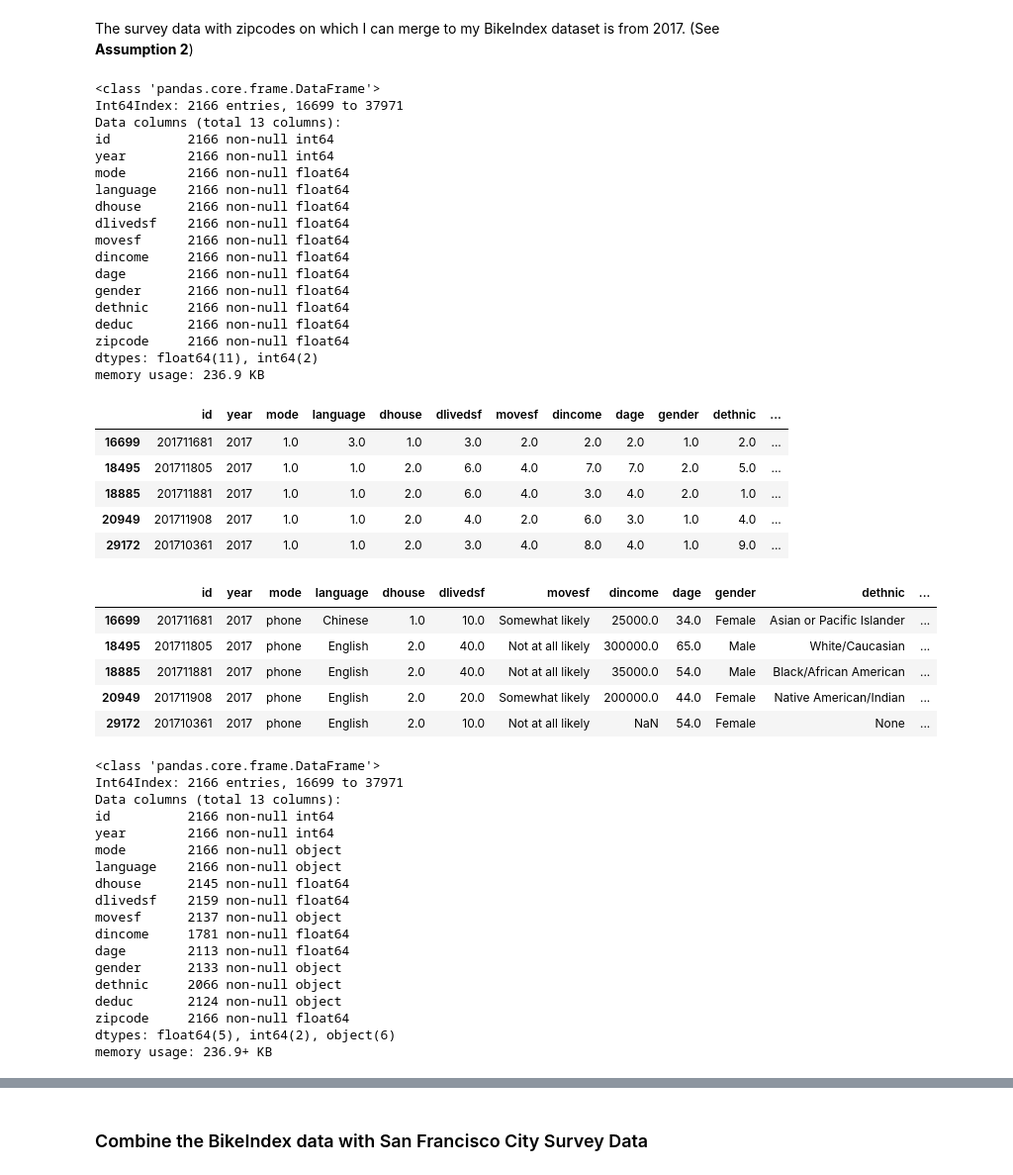
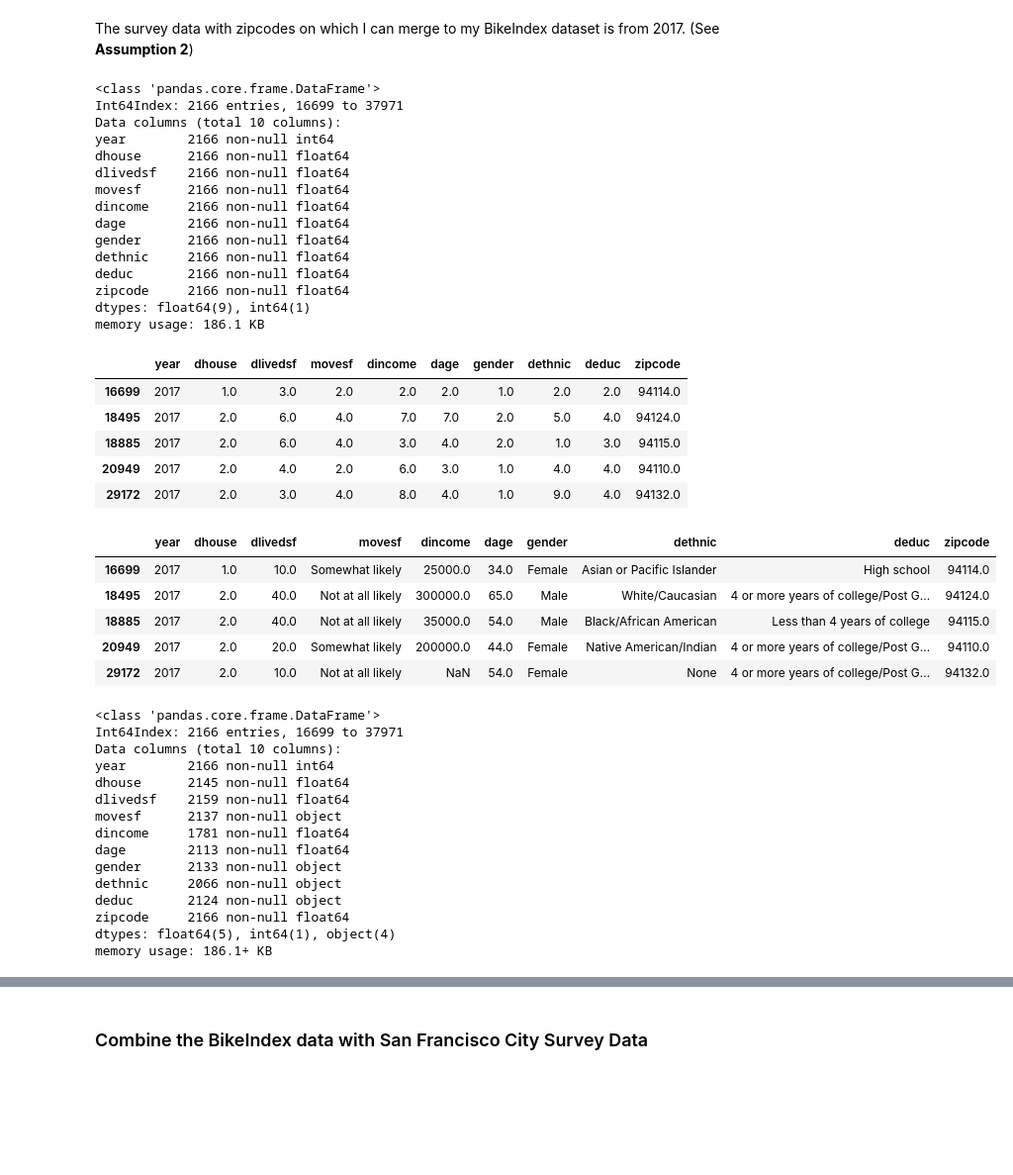
Before and after one commit to chanwinyee/ds_foundations, a Jupyter notebook: final_project/final_project.ipynb, the cells around one changed output, grey strips where cells are left out. Shown at 99% size. Drawn from its saved outputs; the diff is of its cells as text; code cells hidden in the pictures; blank space fills up the shorter version.

Commit message:
completed EDA and some data cleanup

```diff
--- a/final_project/final_project.ipynb
+++ b/final_project/final_project.ipynb
@@ -260,7 +277,7 @@ After looking at the demographic data, I noticed that there are fields that may
 # %%
 # Collect an array of column titles to keep
 
-survey_info = ['id','year','mode','language'] # Columns classified as survey-related
+survey_info = ['year'] # Columns classified as survey-related
 demographics = ['dlivedsf','dage','dethnic','deduc','dincome','dhouse','gender','zipcode','movesf'] # Columns classified as demographics-related
 active_columns = survey_info + demographics
 
@@ -318,11 +332,8 @@ survey_df_clean_value.info()
 # %% [output]
 <class 'pandas.core.frame.DataFrame'>
 Int64Index: 2166 entries, 16699 to 37971
-Data columns (total 13 columns):
-id          2166 non-null int64
+Data columns (total 10 columns):
 year        2166 non-null int64
-mode        2166 non-null float64
-language    2166 non-null float64
 dhouse      2166 non-null float64
 dlivedsf    2166 non-null float64
 movesf      2166 non-null float64
@@ -332,8 +343,8 @@ gender      2166 non-null float64
 dethnic     2166 non-null float64
 deduc       2166 non-null float64
 zipcode     2166 non-null float64
-dtypes: float64(11), int64(2)
-memory usage: 236.9 KB
+dtypes: float64(9), int64(1)
+memory usage: 186.1 KB
 # %%
 # Manually type in the survey and demographics key into dictionaries
 # Note any "not available" datapoints as NaN
@@ -440,45 +437,40 @@ movesf_dict={
 # %%
 survey_df_clean_value.head()
 # %% [output]
-|  | id | year | mode | language | dhouse | dlivedsf | movesf | dincome | dage | gender | dethnic | ... |
-| 16699 | 201711681 | 2017 | 1.0 | 3.0 | 1.0 | 3.0 | 2.0 | 2.0 | 2.0 | 1.0 | 2.0 | ... |
-| 18495 | 201711805 | 2017 | 1.0 | 1.0 | 2.0 | 6.0 | 4.0 | 7.0 | 7.0 | 2.0 | 5.0 | ... |
-| 18885 | 201711881 | 2017 | 1.0 | 1.0 | 2.0 | 6.0 | 4.0 | 3.0 | 4.0 | 2.0 | 1.0 | ... |
-| 20949 | 201711908 | 2017 | 1.0 | 1.0 | 2.0 | 4.0 | 2.0 | 6.0 | 3.0 | 1.0 | 4.0 | ... |
-| 29172 | 201710361 | 2017 | 1.0 | 1.0 | 2.0 | 3.0 | 4.0 | 8.0 | 4.0 | 1.0 | 9.0 | ... |
+|  | year | dhouse | dlivedsf | movesf | dincome | dage | gender | dethnic | deduc | zipcode |
+| 16699 | 2017 | 1.0 | 3.0 | 2.0 | 2.0 | 2.0 | 1.0 | 2.0 | 2.0 | 94114.0 |
+| 18495 | 2017 | 2.0 | 6.0 | 4.0 | 7.0 | 7.0 | 2.0 | 5.0 | 4.0 | 94124.0 |
+| 18885 | 2017 | 2.0 | 6.0 | 4.0 | 3.0 | 4.0 | 2.0 | 1.0 | 3.0 | 94115.0 |
+| 20949 | 2017 | 2.0 | 4.0 | 2.0 | 6.0 | 3.0 | 1.0 | 4.0 | 4.0 | 94110.0 |
+| 29172 | 2017 | 2.0 | 3.0 | 4.0 | 8.0 | 4.0 | 1.0 | 9.0 | 4.0 | 94132.0 |
 # %%
 # Apply dictionary to dataset
 survey_df_clean_value_a= survey_df_clean_value.copy()
-survey_df_clean_value_a['mode'] = survey_df_clean_value_a['mode'].map(mode_dict)
-survey_df_clean_value_a['language'] = survey_df_clean_value_a['language'].map(language_dict)
 survey_df_clean_value_a['dhouse'] = survey_df_clean_value_a['dhouse'].map(dhouse_dict)
 survey_df_clean_value_a['dlivedsf'] = survey_df_clean_value_a['dlivedsf'].map(dlivedsf_dict)
 survey_df_clean_value_a['movesf'] = survey_df_clean_value_a['movesf'].map(movesf_dict)
 survey_df_clean_value_a['dincome'] = survey_df_clean_value_a['dincome'].map(dincome_dict)
 survey_df_clean_value_a['dage'] = survey_df_clean_value_a['dage'].map(dage_dict)
 survey_df_clean_value_a['gender'] = survey_df_clean_value_a['gender'].map(gender_dict)
 survey_df_clean_value_a['dethnic'] = survey_df_clean_value_a['dethnic'].map(dethnic_dict)
 survey_df_clean_value_a['deduc'] = survey_df_clean_value_a['deduc'].map(deduc_dict)
 
 survey_df_clean_value_a.head()
 # %% [output]
-|  | id | year | mode | language | dhouse | dlivedsf | movesf | dincome | dage | gender | dethnic | ... |
-| 16699 | 201711681 | 2017 | phone | Chinese | 1.0 | 10.0 | Somewhat likely | 25000.0 | 34.0 | Female | Asian or Pacific Islander | ... |
-| 18495 | 201711805 | 2017 | phone | English | 2.0 | 40.0 | Not at all likely | 300000.0 | 65.0 | Male | White/Caucasian | ... |
-| 18885 | 201711881 | 2017 | phone | English | 2.0 | 40.0 | Not at all likely | 35000.0 | 54.0 | Male | Black/African American | ... |
-| 20949 | 201711908 | 2017 | phone | English | 2.0 | 20.0 | Somewhat likely | 200000.0 | 44.0 | Female | Native American/Indian | ... |
-| 29172 | 201710361 | 2017 | phone | English | 2.0 | 10.0 | Not at all likely | NaN | 54.0 | Female | None | ... |
+|  | year | dhouse | dlivedsf | movesf | dincome | dage | gender | dethnic | deduc | zipcode |
+| 16699 | 2017 | 1.0 | 10.0 | Somewhat likely | 25000.0 | 34.0 | Female | Asian or Pacific Islander | High school | 94114.0 |
+| 18495 | 2017 | 2.0 | 40.0 | Not at all likely | 300000.0 | 65.0 | Male | White/Caucasian | 4 or more years of college/Post G... | 94124.0 |
+| 18885 | 2017 | 2.0 | 40.0 | Not at all likely | 35000.0 | 54.0 | Male | Black/African American | Less than 4 years of college | 94115.0 |
+| 20949 | 2017 | 2.0 | 20.0 | Somewhat likely | 200000.0 | 44.0 | Female | Native American/Indian | 4 or more years of college/Post G... | 94110.0 |
+| 29172 | 2017 | 2.0 | 10.0 | Not at all likely | NaN | 54.0 | Female | None | 4 or more years of college/Post G... | 94132.0 |
 # %%
 # Check to see that NaN values are accurately recorded
 survey_df_clean_value_a.info()
 # %% [output]
 <class 'pandas.core.frame.DataFrame'>
 Int64Index: 2166 entries, 16699 to 37971
-Data columns (total 13 columns):
-id          2166 non-null int64
+Data columns (total 10 columns):
 year        2166 non-null int64
-mode        2166 non-null object
-language    2166 non-null object
 dhouse      2145 non-null float64
 dlivedsf    2159 non-null float64
 movesf      2137 non-null object
@@ -488,8 +480,8 @@ gender      2133 non-null object
 dethnic     2066 non-null object
 deduc       2124 non-null object
 zipcode     2166 non-null float64
-dtypes: float64(5), int64(2), object(6)
-memory usage: 236.9+ KB
+dtypes: float64(5), int64(1), object(4)
+memory usage: 186.1+ KB
 # %%
 # Use DummyVariables to quantify qualitative data into probabilities
 
```
Also changed, not shown: parts of 65 cells of this notebook, 2 other files.
